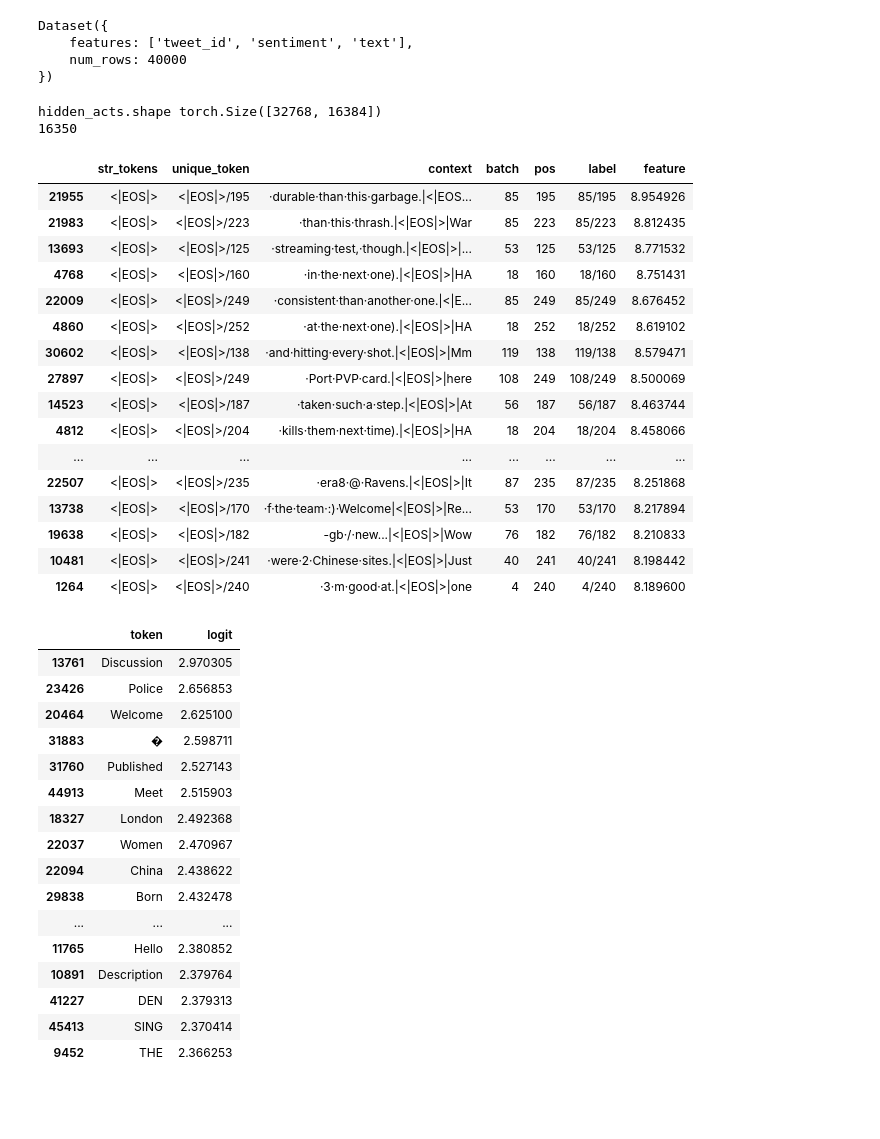
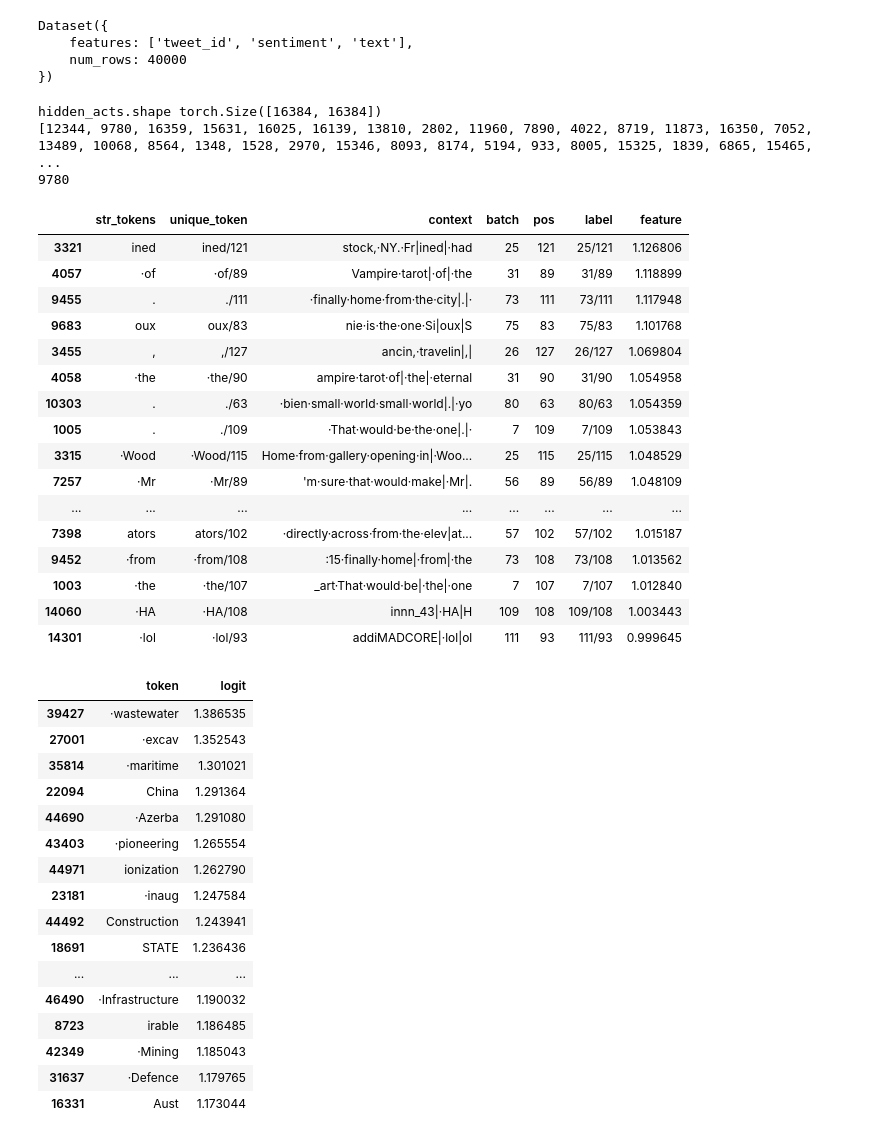
Before and after one commit to matt-suncy/1L-Sparse-Autoencoder, a Jupyter notebook: Sparse_Autoencoder.ipynb, the cells around one changed output. Cells and saved outputs as stored; diff of their text form; code cells hidden in the pictures; blank space fills up the shorter version.

Commit message:
fixed spelling error with love segment

```diff
--- a/Sparse_Autoencoder.ipynb
+++ b/Sparse_Autoencoder.ipynb
@@ -733,51 +735,52 @@ Dataset({
     num_rows: 40000
 })
 # %%
-feature_id_love, batch_df_love, logit_effect_love = feature_search(love_segment, model, encoder, token_length=256)
-print(feature_id_positive)
+feature_id_love, batch_df_love, logit_effect_love = feature_search(love_segment, model, encoder, token_length=128, activation_rank=1)
+print(feature_id_love)
 # %% [output]
-hidden_acts.shape torch.Size([32768, 16384])
-16350
+hidden_acts.shape torch.Size([16384, 16384])
+[12344, 9780, 16359, 15631, 16025, 16139, 13810, 2802, 11960, 7890, 4022, 8719, 11873, 16350, 7052, 13489, 10068, 8564, 1348, 1528, 2970, 15346, 8093, 8174, 5194, 933, 8005, 15325, 1839, 6865, 15465,  ...
+9780
 # %%
-batch_df_positive.sort_values("feature", ascending=False).head(20).style.background_gradient("coolwarm")
+batch_df_love.sort_values("feature", ascending=False).head(20).style.background_gradient("coolwarm")
 # %% [output]
 |  | str_tokens | unique_token | context | batch | pos | label | feature |
-| 21955 | <|EOS|> | <|EOS|>/195 | ·durable·than·this·garbage.|<|EOS... | 85 | 195 | 85/195 | 8.954926 |
-| 21983 | <|EOS|> | <|EOS|>/223 | ·than·this·thrash.|<|EOS|>|War | 85 | 223 | 85/223 | 8.812435 |
-| 13693 | <|EOS|> | <|EOS|>/125 | ·streaming·test,·though.|<|EOS|>|... | 53 | 125 | 53/125 | 8.771532 |
-| 4768 | <|EOS|> | <|EOS|>/160 | ·in·the·next·one).|<|EOS|>|HA | 18 | 160 | 18/160 | 8.751431 |
-| 22009 | <|EOS|> | <|EOS|>/249 | ·consistent·than·another·one.|<|E... | 85 | 249 | 85/249 | 8.676452 |
-| 4860 | <|EOS|> | <|EOS|>/252 | ·at·the·next·one).|<|EOS|>|HA | 18 | 252 | 18/252 | 8.619102 |
-| 30602 | <|EOS|> | <|EOS|>/138 | ·and·hitting·every·shot.|<|EOS|>|Mm | 119 | 138 | 119/138 | 8.579471 |
-| 27897 | <|EOS|> | <|EOS|>/249 | ·Port·PVP·card.|<|EOS|>|here | 108 | 249 | 108/249 | 8.500069 |
-| 14523 | <|EOS|> | <|EOS|>/187 | ·taken·such·a·step.|<|EOS|>|At | 56 | 187 | 56/187 | 8.463744 |
-| 4812 | <|EOS|> | <|EOS|>/204 | ·kills·them·next·time).|<|EOS|>|HA | 18 | 204 | 18/204 | 8.458066 |
+| 3321 | ined | ined/121 | stock,·NY.·Fr|ined|·had | 25 | 121 | 25/121 | 1.126806 |
+| 4057 | ·of | ·of/89 | Vampire·tarot|·of|·the | 31 | 89 | 31/89 | 1.118899 |
+| 9455 | . | ./111 | ·finally·home·from·the·city|.|· | 73 | 111 | 73/111 | 1.117948 |
+| 9683 | oux | oux/83 | nie·is·the·one·Si|oux|S | 75 | 83 | 75/83 | 1.101768 |
+| 3455 | , | ,/127 | ancin,·travelin|,| | 26 | 127 | 26/127 | 1.069804 |
+| 4058 | ·the | ·the/90 | ampire·tarot·of|·the|·eternal | 31 | 90 | 31/90 | 1.054958 |
+| 10303 | . | ./63 | ·bien·small·world·small·world|.|·yo | 80 | 63 | 80/63 | 1.054359 |
+| 1005 | . | ./109 | ·That·would·be·the·one|.|· | 7 | 109 | 7/109 | 1.053843 |
+| 3315 | ·Wood | ·Wood/115 | Home·from·gallery·opening·in|·Woo... | 25 | 115 | 25/115 | 1.048529 |
+| 7257 | ·Mr | ·Mr/89 | 'm·sure·that·would·make|·Mr|. | 56 | 89 | 56/89 | 1.048109 |
 | ... | ... | ... | ... | ... | ... | ... | ... |
-| 22507 | <|EOS|> | <|EOS|>/235 | ·era8·@·Ravens.|<|EOS|>|It | 87 | 235 | 87/235 | 8.251868 |
-| 13738 | <|EOS|> | <|EOS|>/170 | ·f·the·team·:)·Welcome|<|EOS|>|Re... | 53 | 170 | 53/170 | 8.217894 |
-| 19638 | <|EOS|> | <|EOS|>/182 | -gb·/·new...|<|EOS|>|Wow | 76 | 182 | 76/182 | 8.210833 |
-| 10481 | <|EOS|> | <|EOS|>/241 | ·were·2·Chinese·sites.|<|EOS|>|Just | 40 | 241 | 40/241 | 8.198442 |
-| 1264 | <|EOS|> | <|EOS|>/240 | ·3·m·good·at.|<|EOS|>|one | 4 | 240 | 4/240 | 8.189600 |
+| 7398 | ators | ators/102 | ·directly·across·from·the·elev|at... | 57 | 102 | 57/102 | 1.015187 |
+| 9452 | ·from | ·from/108 | :15·finally·home|·from|·the | 73 | 108 | 73/108 | 1.013562 |
+| 1003 | ·the | ·the/107 | _art·That·would·be|·the|·one | 7 | 107 | 7/107 | 1.012840 |
+| 14060 | ·HA | ·HA/108 | innn_43|·HA|H | 109 | 108 | 109/108 | 1.003443 |
+| 14301 | ·lol | ·lol/93 | addiMADCORE|·lol|ol | 111 | 93 | 111/93 | 0.999645 |
 # %%
-create_vocab_df(logit_effect_positive).head(20).style.background_gradient("coolwarm")
+create_vocab_df(logit_effect_love).head(20).style.background_gradient("coolwarm")
 # %% [output]
 |  | token | logit |
-| 13761 | Discussion | 2.970305 |
-| 23426 | Police | 2.656853 |
-| 20464 | Welcome | 2.625100 |
-| 31883 | � | 2.598711 |
-| 31760 | Published | 2.527143 |
-| 44913 | Meet | 2.515903 |
-| 18327 | London | 2.492368 |
-| 22037 | Women | 2.470967 |
-| 22094 | China | 2.438622 |
-| 29838 | Born | 2.432478 |
+| 39427 | ·wastewater | 1.386535 |
+| 27001 | ·excav | 1.352543 |
+| 35814 | ·maritime | 1.301021 |
+| 22094 | China | 1.291364 |
+| 44690 | ·Azerba | 1.291080 |
+| 43403 | ·pioneering | 1.265554 |
+| 44971 | ionization | 1.262790 |
+| 23181 | ·inaug | 1.247584 |
+| 44492 | Construction | 1.243941 |
+| 18691 | STATE | 1.236436 |
 | ... | ... | ... |
-| 11765 | Hello | 2.380852 |
-| 10891 | Description | 2.379764 |
-| 41227 | DEN | 2.379313 |
-| 45413 | SING | 2.370414 |
-| 9452 | THE | 2.366253 |
+| 46490 | ·Infrastructure | 1.190032 |
+| 8723 | irable | 1.186485 |
+| 42349 | ·Mining | 1.185043 |
+| 31637 | ·Defence | 1.179765 |
+| 16331 | Aust | 1.173044 |
 # %%
 # Let's try a sentiment analysis dataset from Huuggingface
 # Using the news_sentiment_newsmtsc dataset
```
Also changed, not shown: parts of 3 cells of this notebook.
